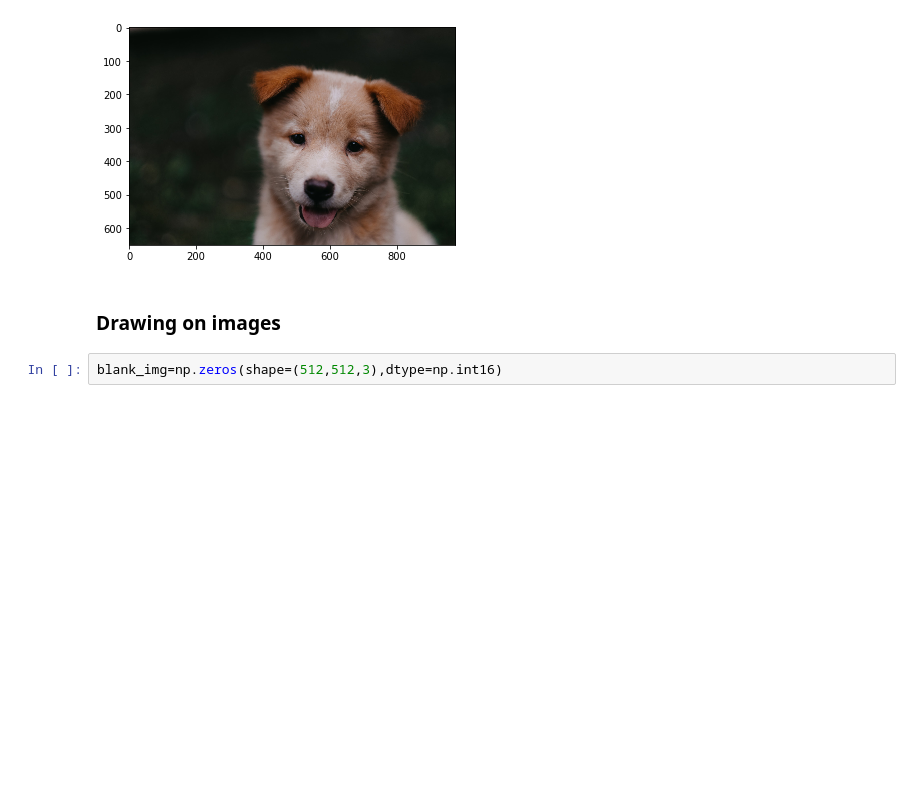
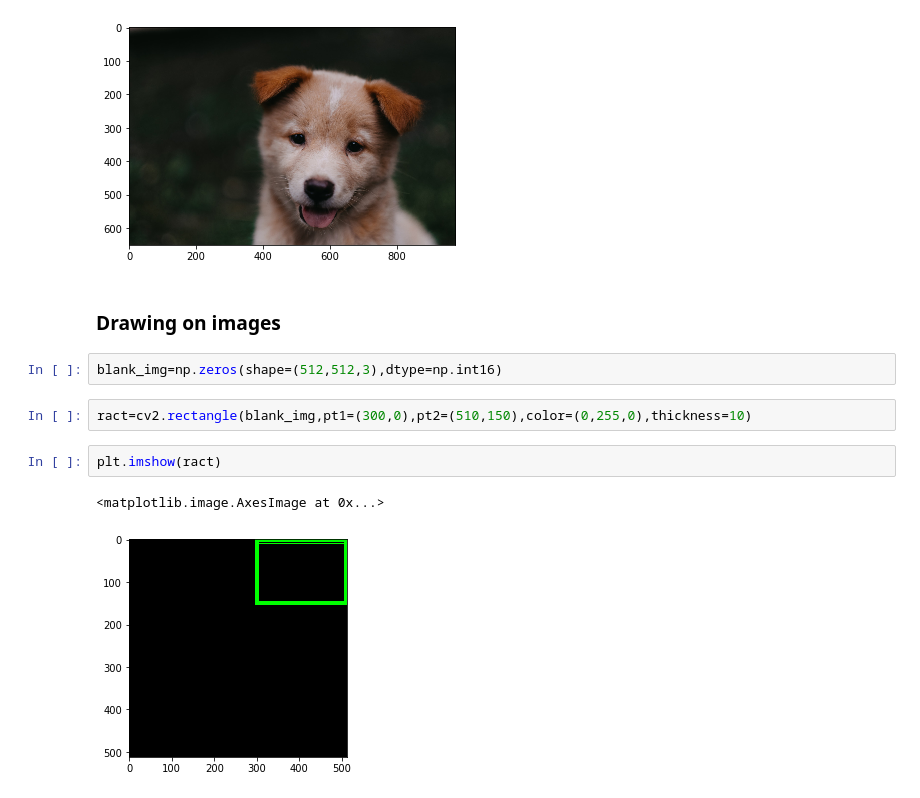
Before and after one commit to AwesmeSen/60daysofudacity, a Jupyter notebook: Day2/opencvbasics.ipynb, the cells around one changed output. Saved outputs shown, nothing was run; the diff lists cells and outputs as text; blank space fills up the shorter version.

```diff
--- a/Day2/opencvbasics.ipynb
+++ b/Day2/opencvbasics.ipynb
@@ -55,3 +55,10 @@ plt.imshow(new_img)
 ### Drawing on images
 # %%
 blank_img=np.zeros(shape=(512,512,3),dtype=np.int16)
+# %%
+ract=cv2.rectangle(blank_img,pt1=(300,0),pt2=(510,150),color=(0,255,0),thickness=10)
+# %%
+plt.imshow(ract)
+# %% [output]
+<matplotlib.image.AxesImage at 0x...>
+[figure, added]
```
Also changed, not shown: 1 other file.
